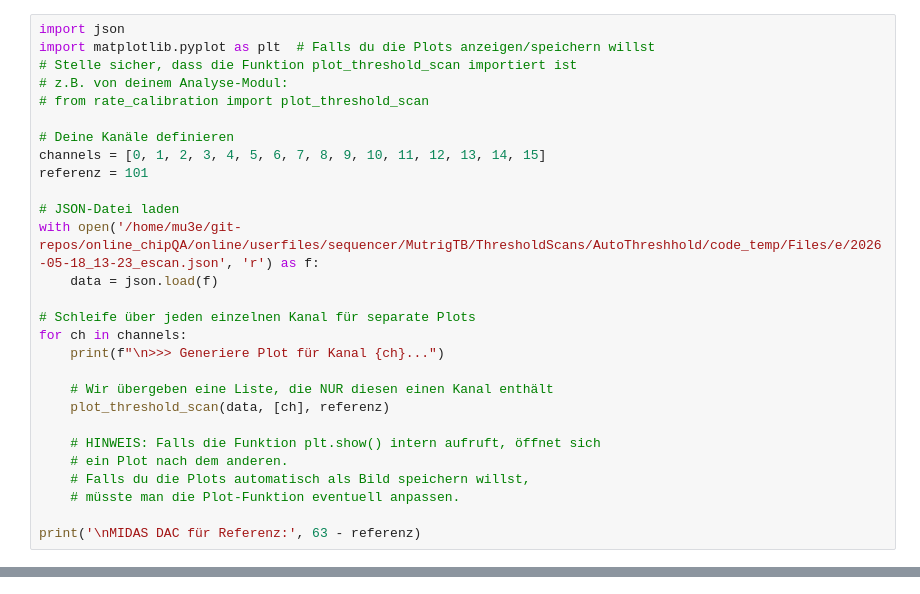
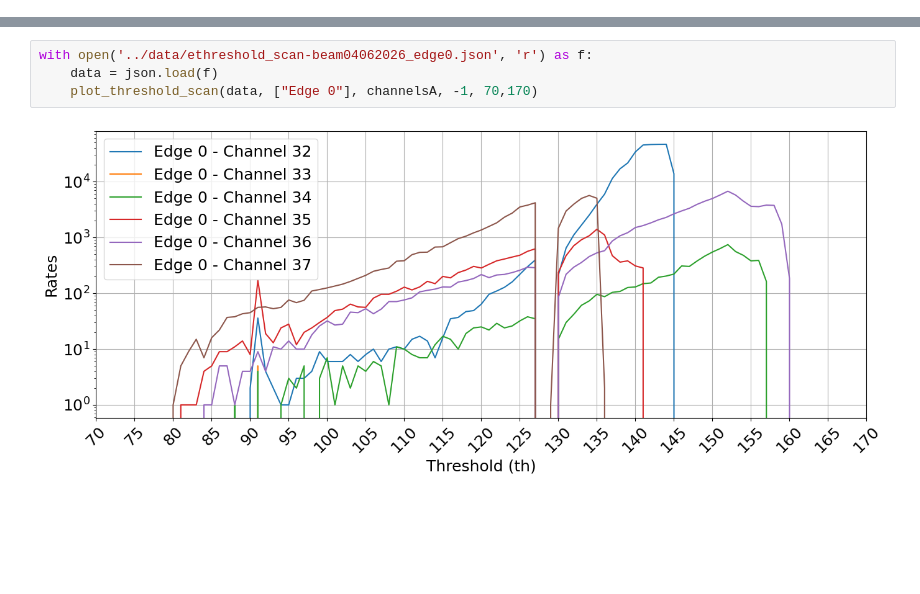
Before and after one commit to makoeppel/musip, a Jupyter notebook: scripts/MutrigScripts/notebooks/plot_for_check.ipynb, the cells around one changed output, grey strips where cells are left out. Cells and saved outputs as stored; diff of their text form; blank space fills up the shorter version.

```diff
--- a/scripts/MutrigScripts/notebooks/plot_for_check.ipynb
+++ b/scripts/MutrigScripts/notebooks/plot_for_check.ipynb
@@ -57,28 +55,0 @@ MIDAS DAC: -38
-# %%
-import json
-import matplotlib.pyplot as plt  # Falls du die Plots anzeigen/speichern willst
-# Stelle sicher, dass die Funktion plot_threshold_scan importiert ist
-# z.B. von deinem Analyse-Modul:
-# from rate_calibration import plot_threshold_scan
-
-# Deine Kanäle definieren
-channels = [0, 1, 2, 3, 4, 5, 6, 7, 8, 9, 10, 11, 12, 13, 14, 15]
-referenz = 101
-
-# JSON-Datei laden
-with open('/home/mu3e/git-repos/online_chipQA/online/userfiles/sequencer/MutrigTB/ThresholdScans/AutoThreshhold/code_temp/Files/e/2026-05-18_13-23_escan.json', 'r') as f:
-    data = json.load(f)
-
-# Schleife über jeden einzelnen Kanal für separate Plots
-for ch in channels:
-    print(f"\n>>> Generiere Plot für Kanal {ch}...")
-
-    # Wir übergeben eine Liste, die NUR diesen einen Kanal enthält
-    plot_threshold_scan(data, [ch], referenz)
-
-    # HINWEIS: Falls die Funktion plt.show() intern aufruft, öffnet sich
-    # ein Plot nach dem anderen.
-    # Falls du die Plots automatisch als Bild speichern willst,
-    # müsste man die Plot-Funktion eventuell anpassen.
-
-print('\nMIDAS DAC für Referenz:', 63 - referenz)
@@ -307,0 +56,6 @@ plot_combined_ethreshold_scans(files, ch_list=channels_to_plot, laser_freq=10000
+# %%
+with open('../data/ethreshold_scan-beam04062026_edge0.json', 'r') as f:
+    data = json.load(f)
+    plot_threshold_scan(data, ["Edge 0"], channelsA, -1, 70,170)
+# %% [output]
+[figure, added]
```
Also changed, not shown: parts of 10 cells of this notebook, 10 other files.
